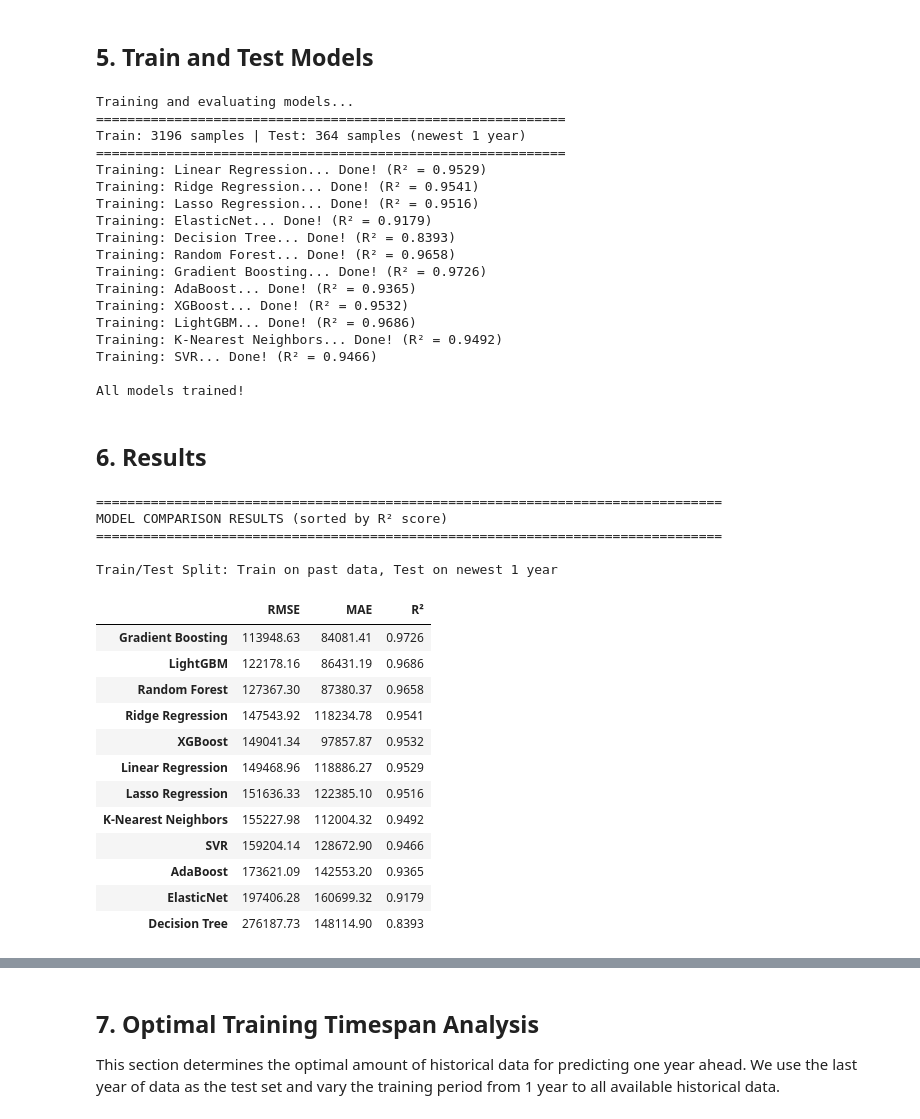
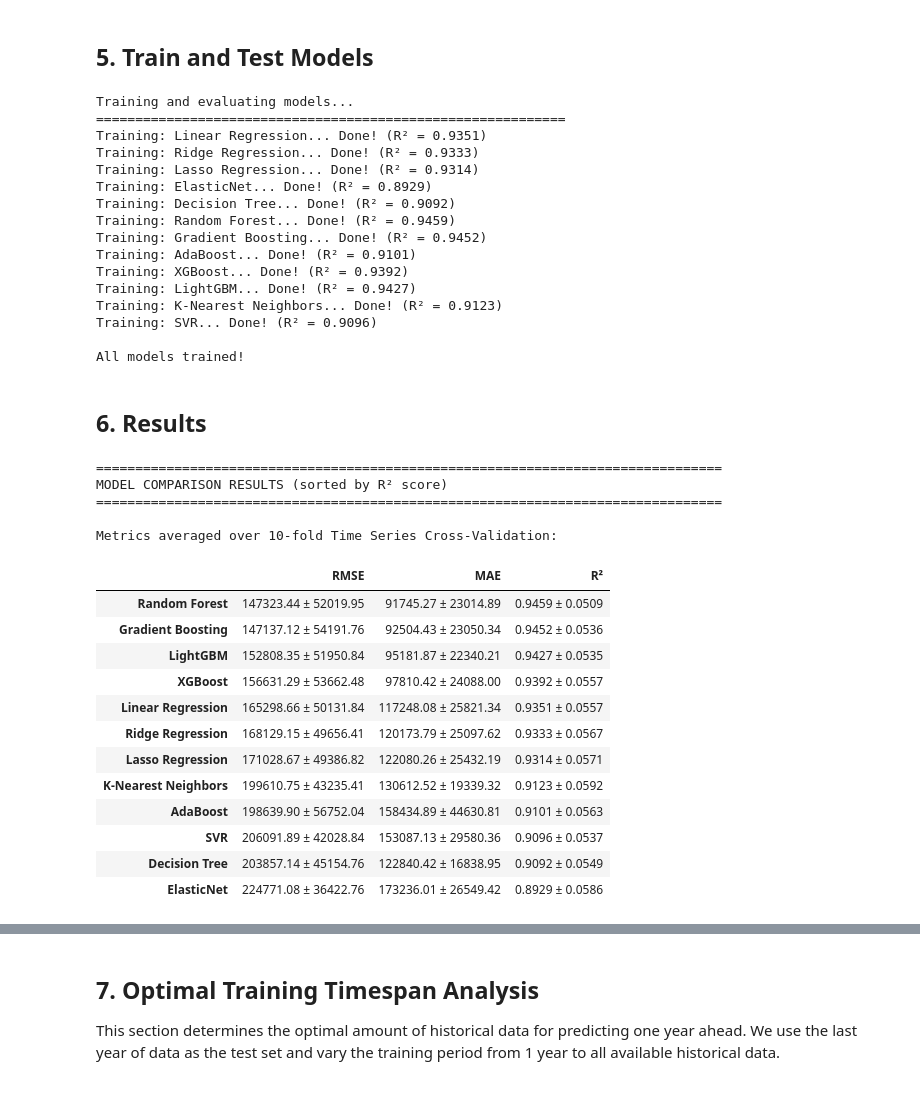
Before and after one commit to DiPalmaGiuseppe/DataScience-Project, a Jupyter notebook: src/5_model_selection.ipynb, the cells around one changed output, grey strips where cells are left out. Saved outputs shown, nothing was run; the diff lists cells and outputs as text; code cells hidden in the pictures.

```diff
--- a/src/5_model_selection.ipynb
+++ b/src/5_model_selection.ipynb
@@ -339,41 +342,37 @@ def evaluate_model_single_split(model, X_train, X_test, y_train, y_test):
     }
 # %%
-# Train and evaluate all models using single train/test split
+# Train and evaluate all models
 results = {}
 
 print("Training and evaluating models...")
-print("=" * 60)
-print(f"Train: {len(X_train_main)} samples | Test: {len(X_test_main)} samples (newest 1 year)")
-print("=" * 60)
+print("="*60)
 
 for name, model in models.items():
     print(f"Training: {name}...", end=" ")
     try:
-        metrics = evaluate_model_single_split(model, X_train_main, X_test_main, y_train_main, y_test_main)
+        metrics = evaluate_model(model, X_scaled, y, tscv)
         results[name] = metrics
-        print(f"Done! (R² = {metrics['R2']:.4f})")
+        print(f"Done! (R² = {metrics['R2_mean']:.4f})")
     except Exception as e:
         print(f"Error: {str(e)}")
-        results[name] = {'RMSE': np.nan, 'MAE': np.nan, 'R2': np.nan}
+        results[name] = {'RMSE_mean': np.nan, 'MAE_mean': np.nan, 'R2_mean': np.nan}
 
 print("\nAll models trained!")
 # %% [output]
 Training and evaluating models...
 ============================================================
-Train: 3196 samples | Test: 364 samples (newest 1 year)
-============================================================
-Training: Linear Regression... Done! (R² = 0.9529)
-Training: Ridge Regression... Done! (R² = 0.9541)
-Training: Lasso Regression... Done! (R² = 0.9516)
-Training: ElasticNet... Done! (R² = 0.9179)
-Training: Decision Tree... Done! (R² = 0.8393)
-Training: Random Forest... Done! (R² = 0.9658)
-Training: Gradient Boosting... Done! (R² = 0.9726)
-Training: AdaBoost... Done! (R² = 0.9365)
-Training: XGBoost... Done! (R² = 0.9532)
-Training: LightGBM... Done! (R² = 0.9686)
-Training: K-Nearest Neighbors... Done! (R² = 0.9492)
-Training: SVR... Done! (R² = 0.9466)
+Training: Linear Regression... Done! (R² = 0.9351)
+Training: Ridge Regression... Done! (R² = 0.9333)
+Training: Lasso Regression... Done! (R² = 0.9314)
+Training: ElasticNet... Done! (R² = 0.8929)
+Training: Decision Tree... Done! (R² = 0.9092)
+Training: Random Forest... Done! (R² = 0.9459)
+Training: Gradient Boosting... Done! (R² = 0.9452)
+Training: AdaBoost... Done! (R² = 0.9101)
+Training: XGBoost... Done! (R² = 0.9392)
+Training: LightGBM... Done! (R² = 0.9427)
+Training: K-Nearest Neighbors... Done! (R² = 0.9123)
+Training: SVR... Done! (R² = 0.9096)
 
 All models trained!
 # %% [markdown]
@@ -381,38 +380,38 @@ All models trained!
 # %%
 # Create results DataFrame
 results_df = pd.DataFrame(results).T
-results_df = results_df.sort_values('R2', ascending=False)
+results_df = results_df.sort_values('R2_mean', ascending=False)
 
 # Format for display
 results_display = results_df.copy()
-results_display['RMSE_fmt'] = results_display['RMSE'].apply(lambda x: f"{x:.2f}")
-results_display['MAE_fmt'] = results_display['MAE'].apply(lambda x: f"{x:.2f}")
-results_display['R²_fmt'] = results_display['R2'].apply(lambda x: f"{x:.4f}")
+results_display['RMSE'] = results_display.apply(lambda x: f"{x['RMSE_mean']:.2f} ± {x['RMSE_std']:.2f}", axis=1)
+results_display['MAE'] = results_display.apply(lambda x: f"{x['MAE_mean']:.2f} ± {x['MAE_std']:.2f}", axis=1)
+results_display['R²'] = results_display.apply(lambda x: f"{x['R2_mean']:.4f} ± {x['R2_std']:.4f}", axis=1)
 
-print("\n" + "=" * 80)
+print("\n" + "="*80)
 print("MODEL COMPARISON RESULTS (sorted by R² score)")
-print("=" * 80)
-print(f"\nTrain/Test Split: Train on past data, Test on newest 1 year")
+print("="*80)
+print("\nMetrics averaged over 10-fold Time Series Cross-Validation:")
 print()
-results_display[['RMSE_fmt', 'MAE_fmt', 'R²_fmt']].rename(columns={'RMSE_fmt': 'RMSE', 'MAE_fmt': 'MAE', 'R²_fmt': 'R²'})
+results_display[['RMSE', 'MAE', 'R²']]
 # %% [output]
 ================================================================================
 MODEL COMPARISON RESULTS (sorted by R² score)
 ================================================================================
 
-Train/Test Split: Train on past data, Test on newest 1 year
+Metrics averaged over 10-fold Time Series Cross-Validation:
 |  | RMSE | MAE | R² |
-| Gradient Boosting | 113948.63 | 84081.41 | 0.9726 |
-| LightGBM | 122178.16 | 86431.19 | 0.9686 |
-| Random Forest | 127367.30 | 87380.37 | 0.9658 |
-| Ridge Regression | 147543.92 | 118234.78 | 0.9541 |
-| XGBoost | 149041.34 | 97857.87 | 0.9532 |
-| Linear Regression | 149468.96 | 118886.27 | 0.9529 |
-| Lasso Regression | 151636.33 | 122385.10 | 0.9516 |
-| K-Nearest Neighbors | 155227.98 | 112004.32 | 0.9492 |
-| SVR | 159204.14 | 128672.90 | 0.9466 |
-| AdaBoost | 173621.09 | 142553.20 | 0.9365 |
-| ElasticNet | 197406.28 | 160699.32 | 0.9179 |
-| Decision Tree | 276187.73 | 148114.90 | 0.8393 |
+| Random Forest | 147323.44 ± 52019.95 | 91745.27 ± 23014.89 | 0.9459 ± 0.0509 |
+| Gradient Boosting | 147137.12 ± 54191.76 | 92504.43 ± 23050.34 | 0.9452 ± 0.0536 |
+| LightGBM | 152808.35 ± 51950.84 | 95181.87 ± 22340.21 | 0.9427 ± 0.0535 |
+| XGBoost | 156631.29 ± 53662.48 | 97810.42 ± 24088.00 | 0.9392 ± 0.0557 |
+| Linear Regression | 165298.66 ± 50131.84 | 117248.08 ± 25821.34 | 0.9351 ± 0.0557 |
+| Ridge Regression | 168129.15 ± 49656.41 | 120173.79 ± 25097.62 | 0.9333 ± 0.0567 |
+| Lasso Regression | 171028.67 ± 49386.82 | 122080.26 ± 25432.19 | 0.9314 ± 0.0571 |
+| K-Nearest Neighbors | 199610.75 ± 43235.41 | 130612.52 ± 19339.32 | 0.9123 ± 0.0592 |
+| AdaBoost | 198639.90 ± 56752.04 | 158434.89 ± 44630.81 | 0.9101 ± 0.0563 |
+| SVR | 206091.89 ± 42028.84 | 153087.13 ± 29580.36 | 0.9096 ± 0.0537 |
+| Decision Tree | 203857.14 ± 45154.76 | 122840.42 ± 16838.95 | 0.9092 ± 0.0549 |
+| ElasticNet | 224771.08 ± 36422.76 | 173236.01 ± 26549.42 | 0.8929 ± 0.0586 |
 # %%
 # Summary statistics
```
Also changed, not shown: parts of 17 cells of this notebook.
